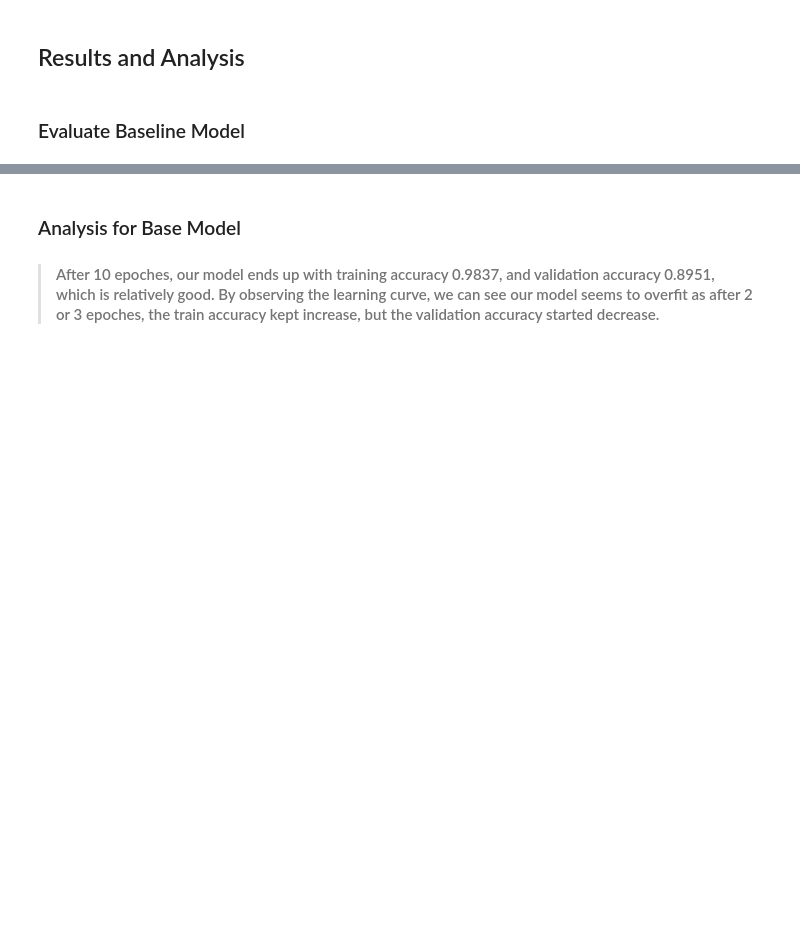
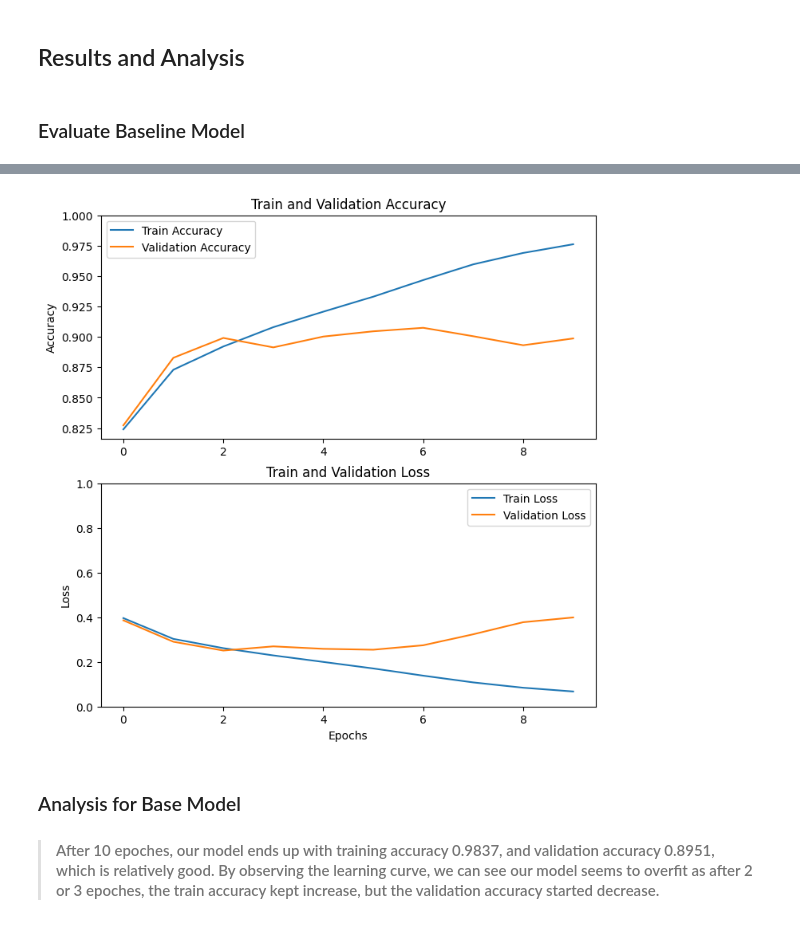
Before and after one commit to HuanLi1008/kaggle_competition_cancer_detection_CNN, a Jupyter notebook: cancer_detection_CNN.ipynb, the cells around one changed output, grey strips where cells are left out. Cells and saved outputs as stored; diff of their text form; code cells hidden in the pictures; blank space fills up the shorter version.

```diff
--- a/cancer_detection_CNN.ipynb
+++ b/cancer_detection_CNN.ipynb
@@ -284,3 +284,7 @@ def draw_learning_curve(history):
+# %%
+draw_learning_curve(history)
+# %% [output]
+[figure, added]
 # %% [markdown]
 ### Analysis for Base Model
 
```
Also changed, not shown: parts of 18 cells of this notebook.
